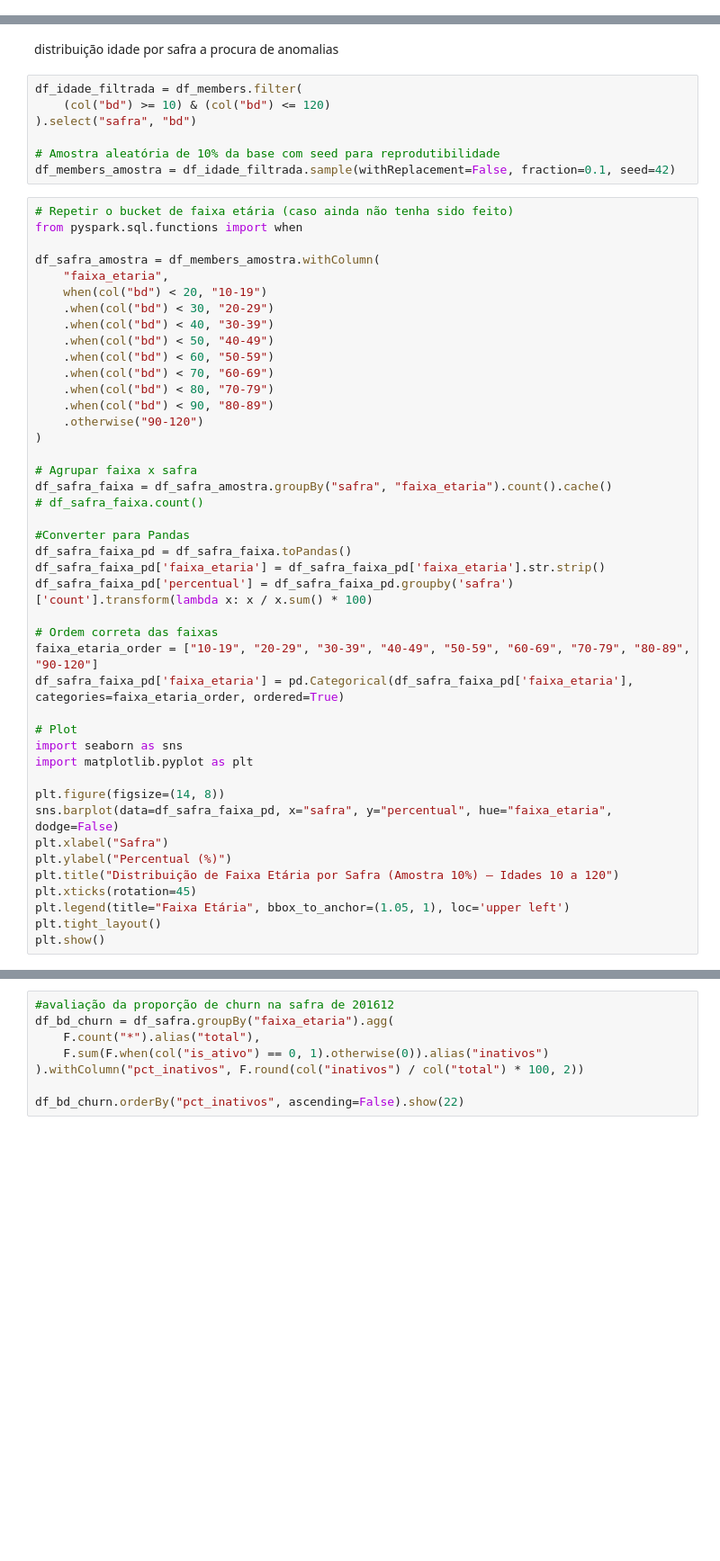
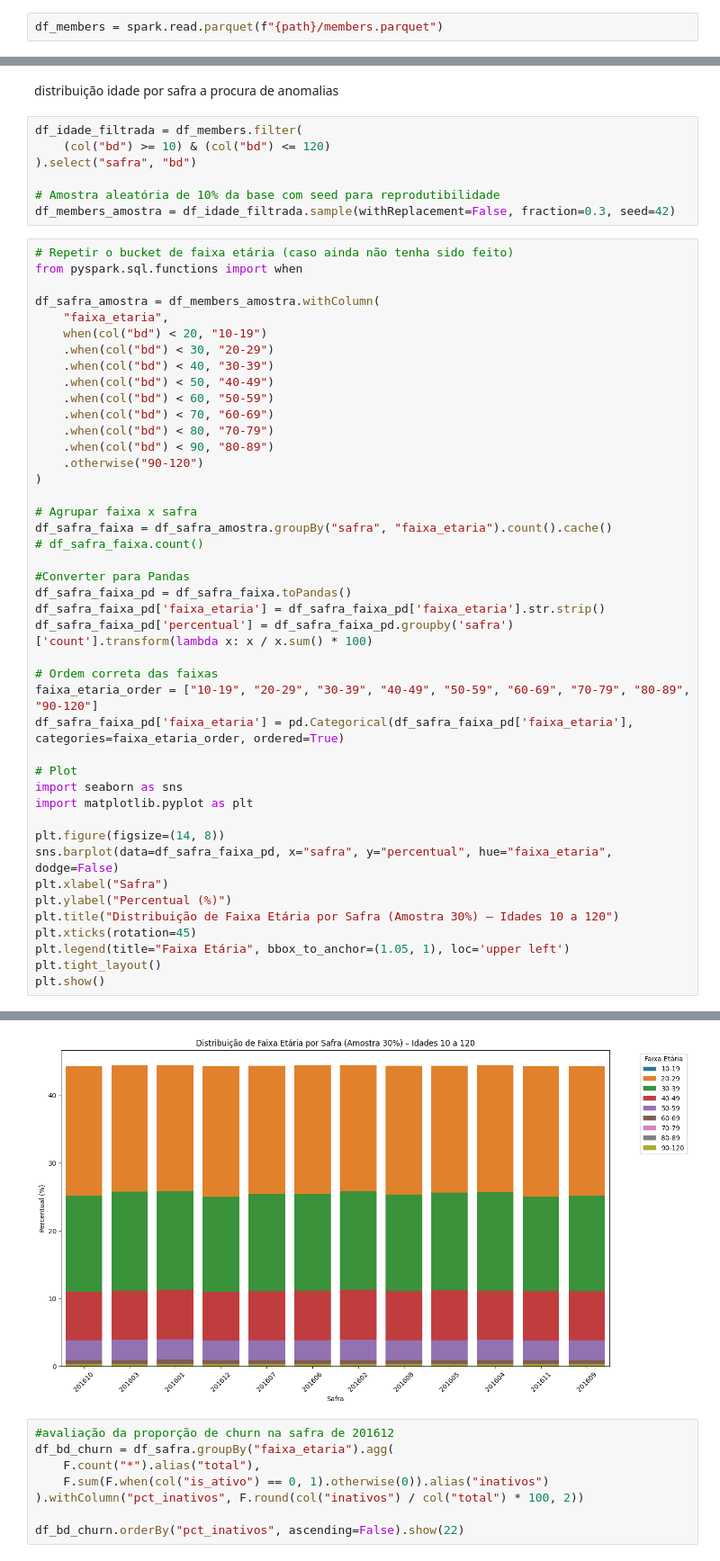
Before and after one commit to jups02/dm, a Jupyter notebook: case_dm.ipynb, the cells around one changed output, grey strips where cells are left out. Shown at 90% size. Cells and saved outputs as stored; diff of their text form; blank space fills up the shorter version.

```diff
--- a/case_dm.ipynb
+++ b/case_dm.ipynb
@@ -215,6 +213,8 @@ A base members possuí registros mensais de todas as safras de 2016. As outras b
 * Clientes novos por mês (is_new se existir ou criar com base no registration_init_time)
 
 * Tempo desde o registro até a safra
+# %%
+df_members = spark.read.parquet(f"{path}/members.parquet")
 # %%
 df_members.printSchema()
 # %% [output]
@@ -395,7 +395,7 @@ df_idade_filtrada = df_members.filter(
 ).select("safra", "bd")
 
 # Amostra aleatória de 10% da base com seed para reprodutibilidade
-df_members_amostra = df_idade_filtrada.sample(withReplacement=False, fraction=0.1, seed=42)
+df_members_amostra = df_idade_filtrada.sample(withReplacement=False, fraction=0.3, seed=42)
 # %%
 # Repetir o bucket de faixa etária (caso ainda não tenha sido feito)
 from pyspark.sql.functions import when
@@ -434,7 +434,7 @@ plt.figure(figsize=(14, 8))
 sns.barplot(data=df_safra_faixa_pd, x="safra", y="percentual", hue="faixa_etaria", dodge=False)
 plt.xlabel("Safra")
 plt.ylabel("Percentual (%)")
-plt.title("Distribuição de Faixa Etária por Safra (Amostra 10%) – Idades 10 a 120")
+plt.title("Distribuição de Faixa Etária por Safra (Amostra 30%) – Idades 10 a 120")
 plt.xticks(rotation=45)
 plt.legend(title="Faixa Etária", bbox_to_anchor=(1.05, 1), loc='upper left')
 plt.tight_layout()
@@ -460,3 +443,4 @@ KeyboardInterrupt:
+[figure, added]
 # %%
 #avaliação da proporção de churn na safra de 201612
 df_bd_churn = df_safra.groupBy("faixa_etaria").agg(
```
Also changed, not shown: parts of 4 cells of this notebook, 1 other file.
